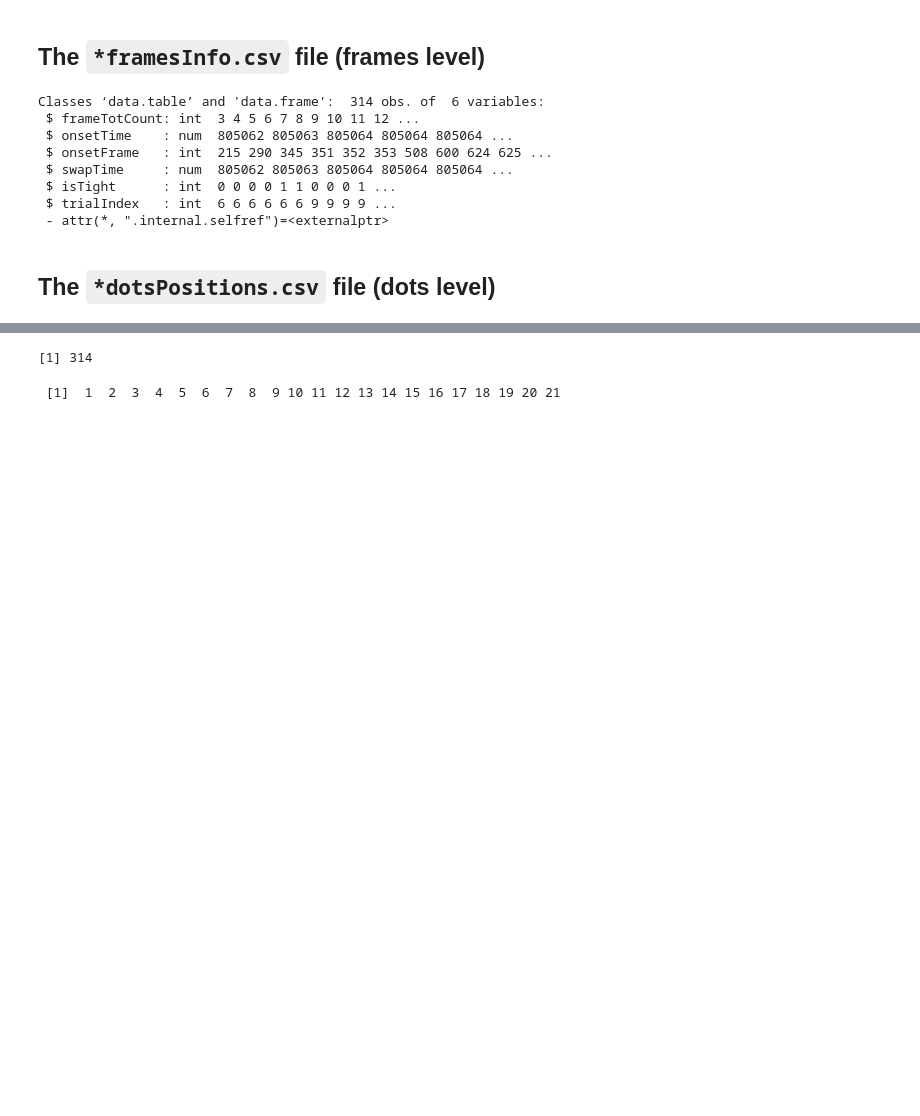
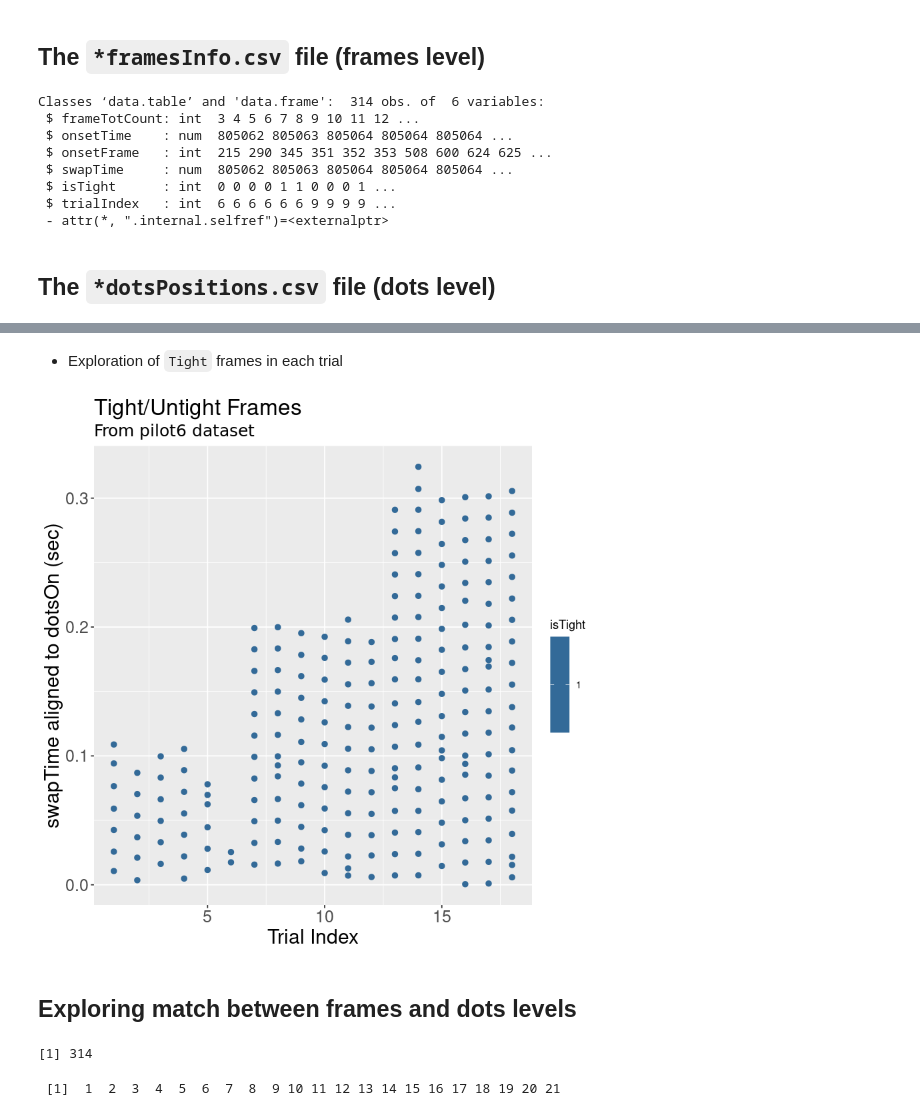
Before and after one commit to TheGoldLab/Analysis_SingleCP_DotsReversal, a Jupyter notebook: Python_scripts/pilot6.ipynb, the cells around one changed output, grey strips where cells are left out. Cells and saved outputs as stored; diff of their text form; code cells hidden in the pictures; blank space fills up the shorter version.

```diff
--- a/Python_scripts/pilot6.ipynb
+++ b/Python_scripts/pilot6.ipynb
@@ -112,0 +193,12 @@ As we can see, the `frameIdx` field is common to `tb[[FRAMES]]` and `tb[[DOTS]]`
+# %%
+# add (bug-corrected) dotsOn, dotsOff values to filter swapTimes
+# add trialStart for future offset
+# the syntax is that of a right join
+frameTimes <- tb[[FRAMES]][tb[[TRIALS]][,.(trialStart,
+                                           dotsOn=dotsOn-trialStart,
+                                           dotsOff=dotsOff-trialStart,
+                                           trialIndex)], on="trialIndex"]
+
+# only consider frames with swapTime in-between dotsOn and dotsOff
+frameTimes <- frameTimes[swapTime>=dotsOn & swapTime <= dotsOff]
+str(frameTimes)
@@ -113,3 +324,27 @@ As we can see, the `frameIdx` field is common to `tb[[FRAMES]]` and `tb[[DOTS]]`
+# %% [markdown]
+- Exploration of `Tight` frames in each trial
+# %%
+# plot
+ggplot(frameTimes, aes(x=trialIndex, y=swapTime-dotsOn)) + geom_point(aes(col=isTight), size=2) +
+#    geom_line(aes(col=Event),size=.2) +
+#    geom_hline(yintercept = frameDurations, linetype="dashed") +
+#    guides(colour = guide_legend(reverse=T)) +
+   labs(title="Tight/Untight Frames",
+         subtitle=paste("From pilot",PILOT_NUMBER," dataset",sep=""),
+         y="swapTime aligned to dotsOn (sec)",
+         x="Trial Index") + theme(plot.title=element_text(size=20,
+                                    lineheight=1.2),  # title
+            plot.subtitle=element_text(size=15,
+                                       family="American Typewriter"),  # subtitle
+            plot.caption=element_text(size=15),  # caption
+            axis.title.x=element_text(size=AXES_LABEL_FONT),  # X axis title
+            axis.title.y=element_text(size=AXES_LABEL_FONT),  # Y axis title
+            axis.text.x=element_text(size=AXES_FONT),  # X axis text
+            axis.text.y=element_text(size=AXES_FONT))  # Y axis text
+# %% [output]
+[figure, added]
+# %% [markdown]
+## Exploring match between frames and dots levels
 # %%
 length(unique(tb[[FRAMES]][,frameTotCount]))
 # %% [output]
```
Also changed, not shown: parts of 35 cells of this notebook.
